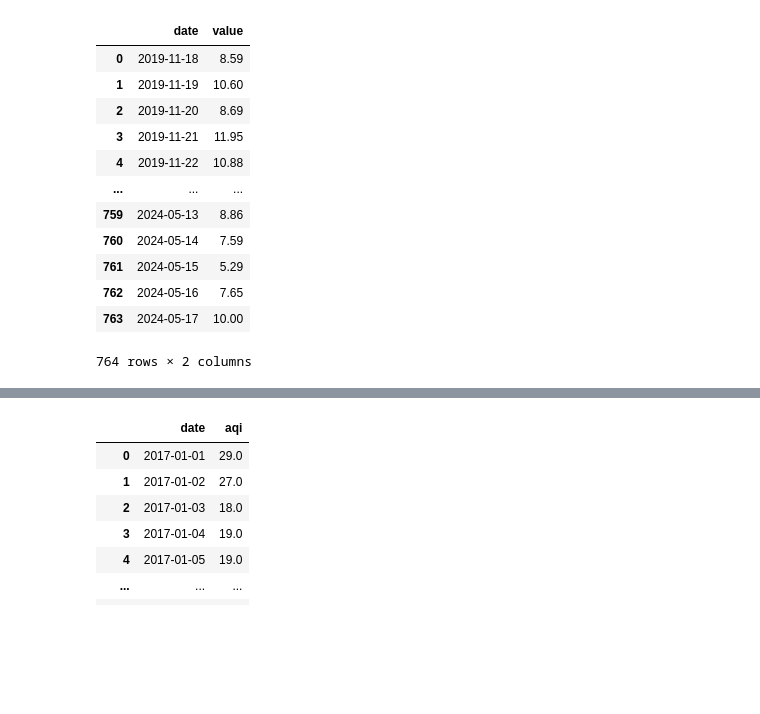
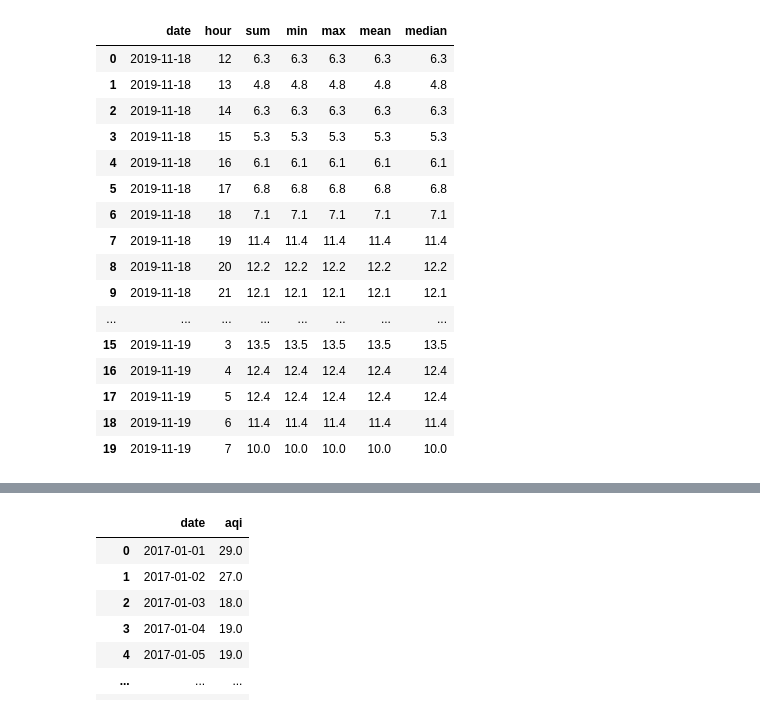
Before and after one commit to Jordan-D-Taylor/air_pollution_and_traffic_hazards, a Jupyter notebook: Capstone.ipynb, the cells around one changed output, grey strips where cells are left out. Saved outputs shown, nothing was run; the diff lists cells and outputs as text; code cells hidden in the pictures; blank space fills up the shorter version.

```diff
--- a/Capstone.ipynb
+++ b/Capstone.ipynb
@@ -62,6 +71,6 @@ aq = pd.read_csv('data/openaqpm2.5')
 
 aq['date'] = pd.to_datetime(aq['date.local'],utc=True).dt.tz_convert("America/New_York").dt.tz_localize(None)
 
+aq['hour'] = aq['date'].dt.hour
+
 aq['date'] = aq['date'].dt.date
-
-aq[18:20]
@@ -72,17 +82,31 @@ aq[18:20]
+# %%
+aq = aq[['date','hour','value']]
+aq['date']=pd.to_datetime(aq['date'])
 # %%
-average_concentration = aq.groupby(['date'])['value'].mean().round(2).reset_index()
-average_concentration
+average_concentration = aq.groupby(['date','hour'])['value'].agg(['sum', 'min', 'max', 'mean','median']).round(2).reset_index()
+
+# average_concentration = average_concentration.rename(columns={'value': 'pm2.5[ ]', 'Hour': 'hour'})
+
+average_concentration['date']=pd.to_datetime(average_concentration['date'])
+
+# average_concentration.loc[(average_concentration['date'] > '2022-06-01')
+#                      & (average_concentration['date'] < '2022-07-01')]
+average_concentration.head(20)
 # %% [output]
-|  | date | value |
-| 0 | 2019-11-18 | 8.59 |
-| 1 | 2019-11-19 | 10.60 |
-| 2 | 2019-11-20 | 8.69 |
-| 3 | 2019-11-21 | 11.95 |
-| 4 | 2019-11-22 | 10.88 |
-| ... | ... | ... |
-| 759 | 2024-05-13 | 8.86 |
-| 760 | 2024-05-14 | 7.59 |
-| 761 | 2024-05-15 | 5.29 |
-| 762 | 2024-05-16 | 7.65 |
-| 763 | 2024-05-17 | 10.00 |
+|  | date | hour | sum | min | max | mean | median |
+| 0 | 2019-11-18 | 12 | 6.3 | 6.3 | 6.3 | 6.3 | 6.3 |
+| 1 | 2019-11-18 | 13 | 4.8 | 4.8 | 4.8 | 4.8 | 4.8 |
+| 2 | 2019-11-18 | 14 | 6.3 | 6.3 | 6.3 | 6.3 | 6.3 |
+| 3 | 2019-11-18 | 15 | 5.3 | 5.3 | 5.3 | 5.3 | 5.3 |
+| 4 | 2019-11-18 | 16 | 6.1 | 6.1 | 6.1 | 6.1 | 6.1 |
+| 5 | 2019-11-18 | 17 | 6.8 | 6.8 | 6.8 | 6.8 | 6.8 |
+| 6 | 2019-11-18 | 18 | 7.1 | 7.1 | 7.1 | 7.1 | 7.1 |
+| 7 | 2019-11-18 | 19 | 11.4 | 11.4 | 11.4 | 11.4 | 11.4 |
+| 8 | 2019-11-18 | 20 | 12.2 | 12.2 | 12.2 | 12.2 | 12.2 |
+| 9 | 2019-11-18 | 21 | 12.1 | 12.1 | 12.1 | 12.1 | 12.1 |
+| ... | ... | ... | ... | ... | ... | ... | ... |
+| 15 | 2019-11-19 | 3 | 13.5 | 13.5 | 13.5 | 13.5 | 13.5 |
+| 16 | 2019-11-19 | 4 | 12.4 | 12.4 | 12.4 | 12.4 | 12.4 |
+| 17 | 2019-11-19 | 5 | 12.4 | 12.4 | 12.4 | 12.4 | 12.4 |
+| 18 | 2019-11-19 | 6 | 11.4 | 11.4 | 11.4 | 11.4 | 11.4 |
+| 19 | 2019-11-19 | 7 | 10.0 | 10.0 | 10.0 | 10.0 | 10.0 |
-764 rows × 2 columns
```
Also changed, not shown: parts of 35 cells of this notebook, 2 other files.
